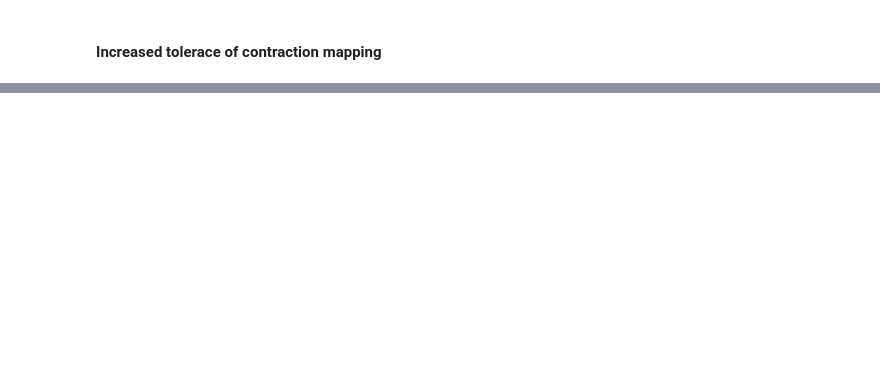
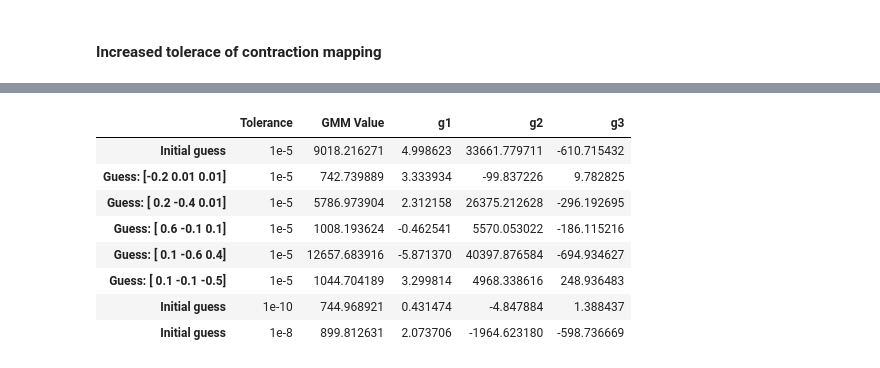
Before and after one commit to guidomagnani/Empirical-IO-Computational-Assignment, a Jupyter notebook: computational_assignment.ipynb, the cells around one changed output, grey strips where cells are left out. Cells and saved outputs as stored; diff of their text form; code cells hidden in the pictures; blank space fills up the shorter version.

```diff
--- a/computational_assignment.ipynb
+++ b/computational_assignment.ipynb
@@ -177,0 +211,28 @@ blp.results(res)
+# %%
+gradients = np.vstack([g.ravel() for g in gradient_list])
+
+row_labels = ['Initial guess', f'Guess: {initial_guesses[0]}', f'Guess: {initial_guesses[1]}', f'Guess: {initial_guesses[2]}', f'Guess: {initial_guesses[3]}', f'Guess: {initial_guesses[4]}', 'Initial guess', 'Initial guess']
+tolerance_labels = ['1e-5', '1e-5', '1e-5', '1e-5', '1e-5', '1e-5', '1e-10', '1e-8']
+col_labels = ["g1", "g2", "g3"]
+
+df = pd.DataFrame(gradients, index=row_labels, columns=col_labels)
+df['GMM Value'] = results_list
+df['Tolerance'] = tolerance_labels
+df = df[['Tolerance'] + ['GMM Value'] + col_labels]
+latex_str = df.to_latex(
+    float_format="%.2e",                 # scientific notation
+    column_format="llrrrr"                 # 1 index col + 3 value cols
+)
+with open("blp_results.tex", "w") as f:
+    f.write(latex_str)
+df
+# %% [output]
+|  | Tolerance | GMM Value | g1 | g2 | g3 |
+| Initial guess | 1e-5 | 9018.216271 | 4.998623 | 33661.779711 | -610.715432 |
+| Guess: [-0.2 0.01 0.01] | 1e-5 | 742.739889 | 3.333934 | -99.837226 | 9.782825 |
+| Guess: [ 0.2 -0.4 0.01] | 1e-5 | 5786.973904 | 2.312158 | 26375.212628 | -296.192695 |
+| Guess: [ 0.6 -0.1 0.1] | 1e-5 | 1008.193624 | -0.462541 | 5570.053022 | -186.115216 |
+| Guess: [ 0.1 -0.6 0.4] | 1e-5 | 12657.683916 | -5.871370 | 40397.876584 | -694.934627 |
+| Guess: [ 0.1 -0.1 -0.5] | 1e-5 | 1044.704189 | 3.299814 | 4968.338616 | 248.936483 |
+| Initial guess | 1e-10 | 744.968921 | 0.431474 | -4.847884 | 1.388437 |
+| Initial guess | 1e-8 | 899.812631 | 2.073706 | -1964.623180 | -598.736669 |
```
Also changed, not shown: parts of 7 cells of this notebook.
